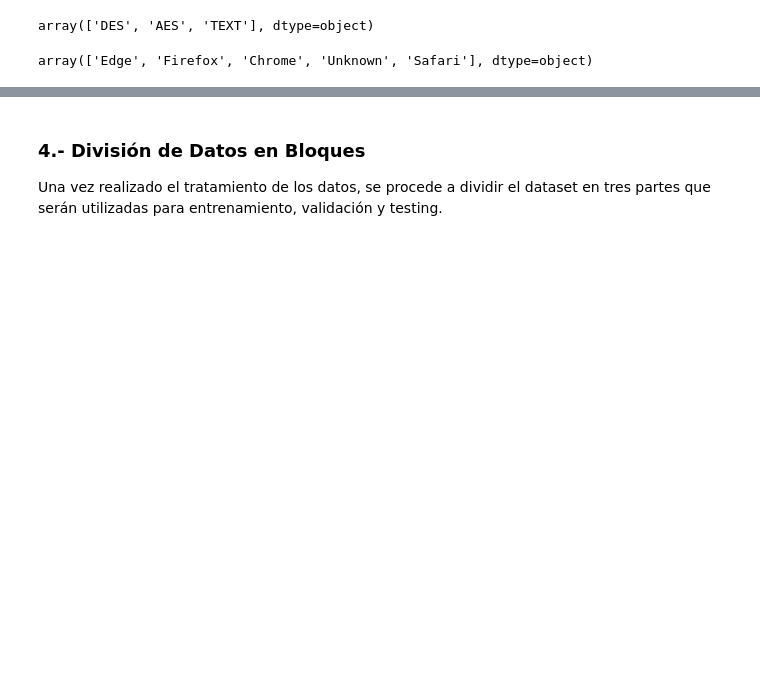
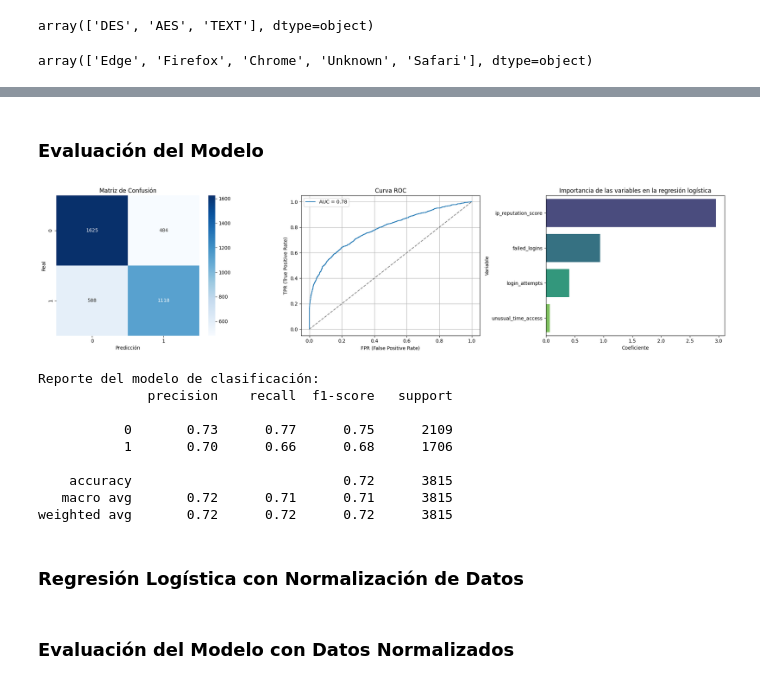
Before and after one commit to fresvel/04EPPY_AF, a Jupyter notebook: ids_ml/idspy_ml.ipynb, the cells around one changed output, grey strips where cells are left out. Cells and saved outputs as stored; diff of their text form; code cells hidden in the pictures; blank space fills up the shorter version.

```diff
--- a/ids_ml/idspy_ml.ipynb
+++ b/ids_ml/idspy_ml.ipynb
@@ -101,0 +169,74 @@ array(['Edge', 'Firefox', 'Chrome', 'Unknown', 'Safari'], dtype=object)
+# %%
+from sklearn.model_selection import train_test_split
+from sklearn.linear_model import LogisticRegression
+
+from sklearn.metrics import confusion_matrix, classification_report, roc_curve, roc_auc_score
+numericas=df_ids.select_dtypes(include="number").columns.drop(["attack_detected", "network_packet_size", "session_duration"])
+
+x=df_ids[numericas]
+y=df_ids["attack_detected"]
+
+x_train, x_test, y_train, y_test=train_test_split(x, y, test_size=0.4, random_state=42, stratify=y)
+
+model = LogisticRegression(max_iter=1000)
+
+model.fit(x_train, y_train)
+
+y_pred = model.predict(x_test)
+# %% [markdown]
+### **Evaluación del Modelo**
+# %%
+
+fig, axes = plt.subplots(1, 3, figsize=(20, 5))
+
+
+#Matriz de Confusión
+cm = confusion_matrix(y_test, y_pred)
+sns.heatmap(cm, annot=True, fmt='d', cmap='Blues', ax=axes[0])
+axes[0].set_xlabel("Predicción")
+axes[0].set_ylabel("Real")
+axes[0].set_title("Matriz de Confusión")
+
+## Curva ROC
+y_proba = model.predict_proba(x_test)[:, 1]
+fpr, tpr, _ = roc_curve(y_test, y_proba)
+roc_auc = roc_auc_score(y_test, y_proba)
+
+axes[1].plot(fpr, tpr, label=f'AUC = {roc_auc:.2f}')
+axes[1].plot([0, 1], [0, 1], linestyle='--', color='gray')
+axes[1].set_xlabel('FPR (False Positive Rate)')
+axes[1].set_ylabel('TPR (True Positive Rate)')
+axes[1].set_title('Curva ROC')
+axes[1].legend()
+axes[1].grid(True)
+
+
+## Importarncia de las variables en la regresión
+
+coeffs = pd.DataFrame({
+    'Variable': x.columns,
+    'Coeficiente': model.coef_[0]
+}).sort_values(by='Coeficiente', key=abs, ascending=False)
+
+sns.barplot(data=coeffs, x='Coeficiente', y='Variable', palette='viridis', hue='Variable', ax=axes[2])
+axes[2].set_title('Importancia de las variables en la regresión logística')
+axes[2].axvline(0, color='black', linewidth=0.8)
+
+
+plt.tight_layout()
+plt.show()
+print("Reporte del modelo de clasificación:")
+print(classification_report(y_test, y_pred))
+# %% [output]
+[figure, added]
+Reporte del modelo de clasificación:
+              precision    recall  f1-score   support
+
+           0       0.73      0.77      0.75      2109
+           1       0.70      0.66      0.68      1706
+
+    accuracy                           0.72      3815
+   macro avg       0.72      0.71      0.71      3815
+weighted avg       0.72      0.72      0.72      3815
+# %% [markdown]
+### **Regresión Logística con Normalización de Datos**
@@ -102,3 +255,2 @@ array(['Edge', 'Firefox', 'Chrome', 'Unknown', 'Safari'], dtype=object)
 # %% [markdown]
-### **4.- División de Datos en Bloques**
-Una vez realizado el tratamiento de los datos, se procede a dividir el dataset en tres partes que serán utilizadas para entrenamiento, validación y testing.
+### **Evaluación del Modelo con Datos Normalizados**
```
Also changed, not shown: parts of 11 cells of this notebook, 2 other files.
